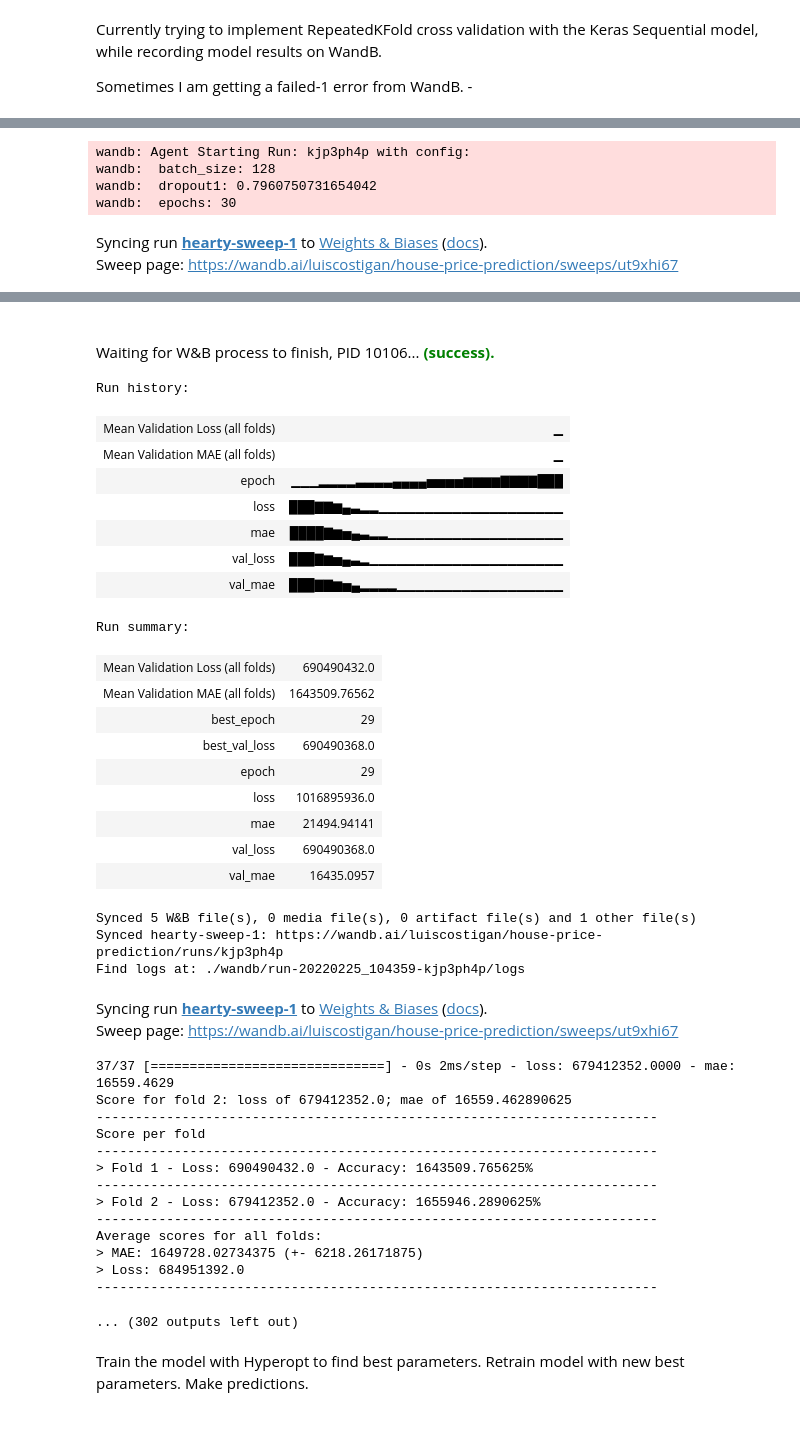
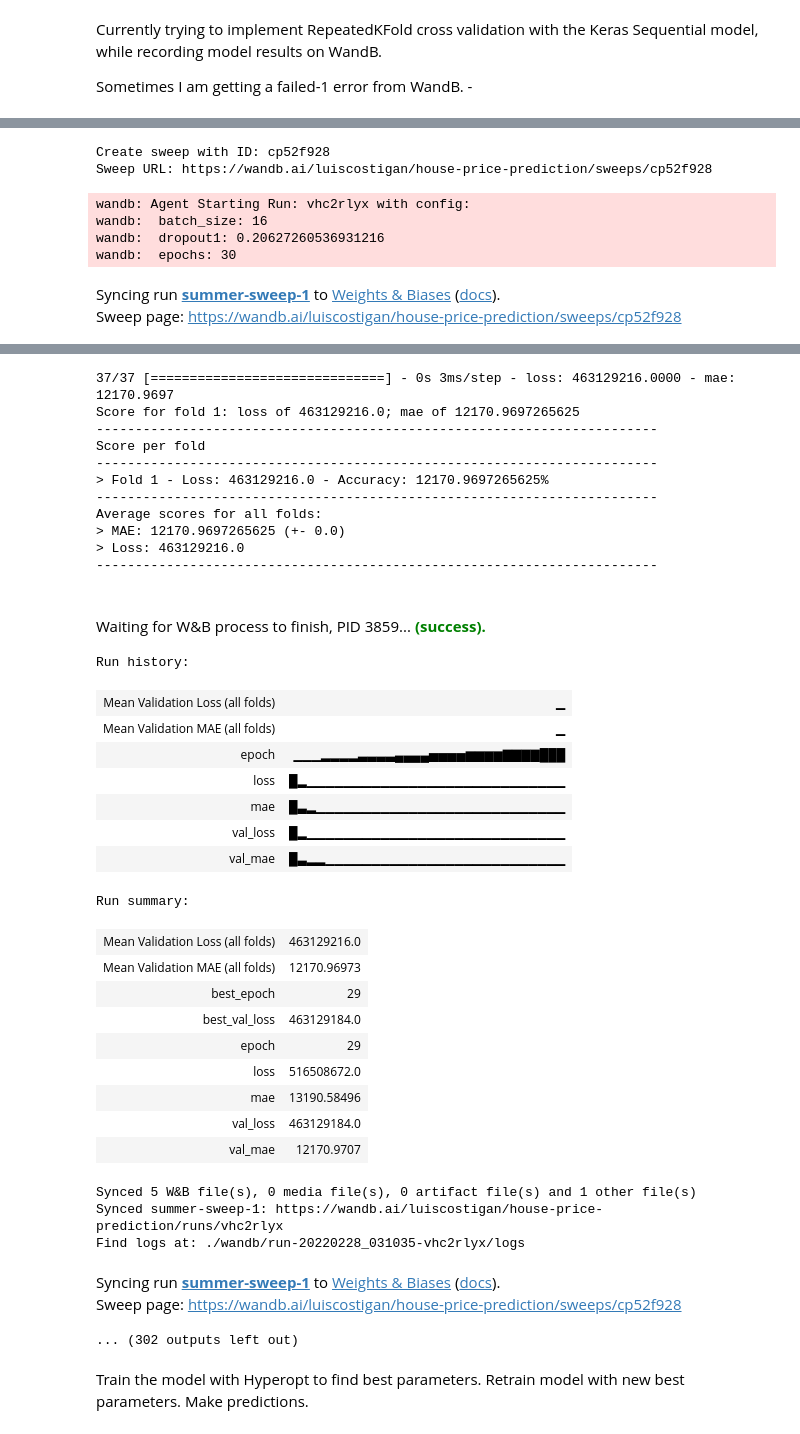
Before and after one commit to valencia21/data-science-projects, a Jupyter notebook: house-price-prediction/Models/tensorflow/tf_model_wrangling.ipynb, the cells around one changed output, grey strips where cells are left out. Saved outputs shown, nothing was run; the diff lists cells and outputs as text; code cells hidden in the pictures.

```diff
--- a/house-price-prediction/Models/tensorflow/tf_model_wrangling.ipynb
+++ b/house-price-prediction/Models/tensorflow/tf_model_wrangling.ipynb
@@ -107,7 +123,7 @@ def train():
       # Generate data for each
       scores = model.evaluate(np.asarray(X_train), y_train, callbacks=[WandbCallback()])
       print(f'Score for fold {fold_no}: {model.metrics_names[0]} of {scores[0]}; {model.metrics_names[1]} of {scores[1]}')
-      mae_per_fold.append(scores[1] * 100)
+      mae_per_fold.append(scores[1])
       loss_per_fold.append(scores[0])
 
       # Increase fold number
@@ -140,6 +155,8 @@ Sweep URL: https://wandb.ai/luiscostigan/house-price-prediction/sweeps/ut9xhi67
-wandb: Agent Starting Run: kjp3ph4p with config:
-wandb:  batch_size: 128
-wandb:  dropout1: 0.7960750731654042
-wandb:  epochs: 30
+Create sweep with ID: cp52f928
+Sweep URL: https://wandb.ai/luiscostigan/house-price-prediction/sweeps/cp52f928
+wandb: Agent Starting Run: vhc2rlyx with config:
+wandb:  batch_size: 16
+wandb:  dropout1: 0.20627260536931216
+wandb:  epochs: 30
-Syncing run hearty-sweep-1 to Weights & Biases (docs).
-Sweep page: https://wandb.ai/luiscostigan/house-price-prediction/sweeps/ut9xhi67
+Syncing run summer-sweep-1 to Weights & Biases (docs).
+Sweep page: https://wandb.ai/luiscostigan/house-price-prediction/sweeps/cp52f928
@@ -157,40 +163,38 @@ Average scores for all folds:
+37/37 [==============================] - 0s 3ms/step - loss: 463129216.0000 - mae: 12170.9697
+Score for fold 1: loss of 463129216.0; mae of 12170.9697265625
+------------------------------------------------------------------------
+Score per fold
+------------------------------------------------------------------------
+> Fold 1 - Loss: 463129216.0 - Accuracy: 12170.9697265625%
+------------------------------------------------------------------------
+Average scores for all folds:
+> MAE: 12170.9697265625 (+- 0.0)
+> Loss: 463129216.0
+------------------------------------------------------------------------
-Waiting for W&B process to finish, PID 10106... (success).
+Waiting for W&B process to finish, PID 3859... (success).
-Run history:
+Run history:
 | Mean Validation Loss (all folds) | ▁ |
 | Mean Validation MAE (all folds) | ▁ |
 | epoch | ▁▁▁▂▂▂▂▃▃▃▃▄▄▄▄▅▅▅▅▆▆▆▆▇▇▇▇███ |
-| loss | ███▇▇▆▄▃▂▂▁▁▁▁▁▁▁▁▁▁▁▁▁▁▁▁▁▁▁▁ |
-| mae | ████▇▆▅▄▃▂▂▁▁▁▁▁▁▁▁▁▁▁▁▁▁▁▁▁▁▁ |
-| val_loss | ███▇▆▅▄▃▂▁▁▁▁▁▁▁▁▁▁▁▁▁▁▁▁▁▁▁▁▁ |
-| val_mae | ███▇▇▆▅▄▂▂▂▂▁▁▁▁▁▁▁▁▁▁▁▁▁▁▁▁▁▁ |
+| loss | █▂▁▁▁▁▁▁▁▁▁▁▁▁▁▁▁▁▁▁▁▁▁▁▁▁▁▁▁▁ |
+| mae | █▃▂▁▁▁▁▁▁▁▁▁▁▁▁▁▁▁▁▁▁▁▁▁▁▁▁▁▁▁ |
+| val_loss | █▂▁▁▁▁▁▁▁▁▁▁▁▁▁▁▁▁▁▁▁▁▁▁▁▁▁▁▁▁ |
+| val_mae | █▃▂▂▁▁▁▁▁▁▁▁▁▁▁▁▁▁▁▁▁▁▁▁▁▁▁▁▁▁ |
-Run summary:
+Run summary:
-| Mean Validation Loss (all folds) | 690490432.0 |
-| Mean Validation MAE (all folds) | 1643509.76562 |
+| Mean Validation Loss (all folds) | 463129216.0 |
+| Mean Validation MAE (all folds) | 12170.96973 |
 | best_epoch | 29 |
-| best_val_loss | 690490368.0 |
+| best_val_loss | 463129184.0 |
 | epoch | 29 |
-| loss | 1016895936.0 |
-| mae | 21494.94141 |
-| val_loss | 690490368.0 |
-| val_mae | 16435.0957 |
+| loss | 516508672.0 |
+| mae | 13190.58496 |
+| val_loss | 463129184.0 |
+| val_mae | 12170.9707 |
-Synced 5 W&B file(s), 0 media file(s), 0 artifact file(s) and 1 other file(s)
-Synced hearty-sweep-1: https://wandb.ai/luiscostigan/house-price-prediction/runs/kjp3ph4p
-Find logs at: ./wandb/run-20220225_104359-kjp3ph4p/logs
+Synced 5 W&B file(s), 0 media file(s), 0 artifact file(s) and 1 other file(s)
+Synced summer-sweep-1: https://wandb.ai/luiscostigan/house-price-prediction/runs/vhc2rlyx
+Find logs at: ./wandb/run-20220228_031035-vhc2rlyx/logs
-Syncing run hearty-sweep-1 to Weights & Biases (docs).
-Sweep page: https://wandb.ai/luiscostigan/house-price-prediction/sweeps/ut9xhi67
+Syncing run summer-sweep-1 to Weights & Biases (docs).
+Sweep page: https://wandb.ai/luiscostigan/house-price-prediction/sweeps/cp52f928
-37/37 [==============================] - 0s 2ms/step - loss: 679412352.0000 - mae: 16559.4629
-Score for fold 2: loss of 679412352.0; mae of 16559.462890625
-------------------------------------------------------------------------
-Score per fold
-------------------------------------------------------------------------
-> Fold 1 - Loss: 690490432.0 - Accuracy: 1643509.765625%
-------------------------------------------------------------------------
-> Fold 2 - Loss: 679412352.0 - Accuracy: 1655946.2890625%
-------------------------------------------------------------------------
-Average scores for all folds:
-> MAE: 1649728.02734375 (+- 6218.26171875)
-> Loss: 684951392.0
-------------------------------------------------------------------------
 ... (302 outputs left out)
 # %% [markdown]
 Train the model with Hyperopt to find best parameters.
```
Also changed, not shown: parts of 9 cells of this notebook, 1 other file.
